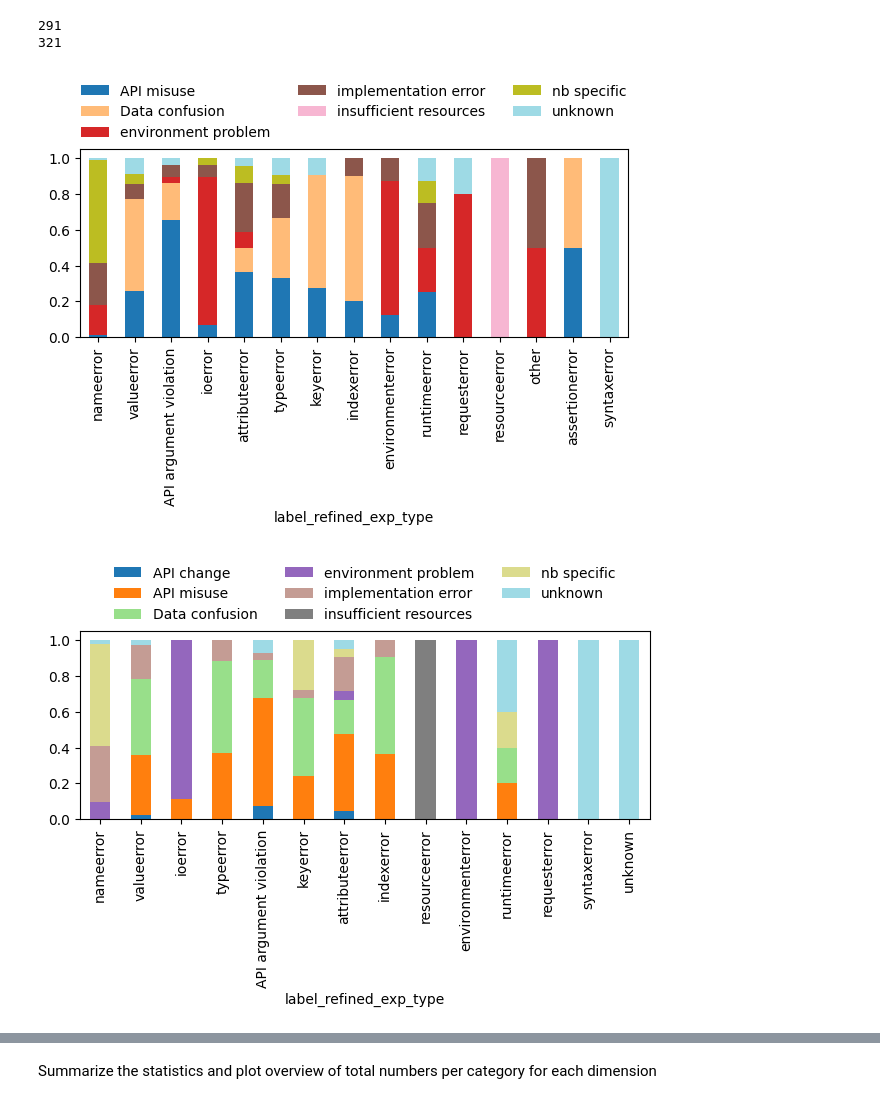
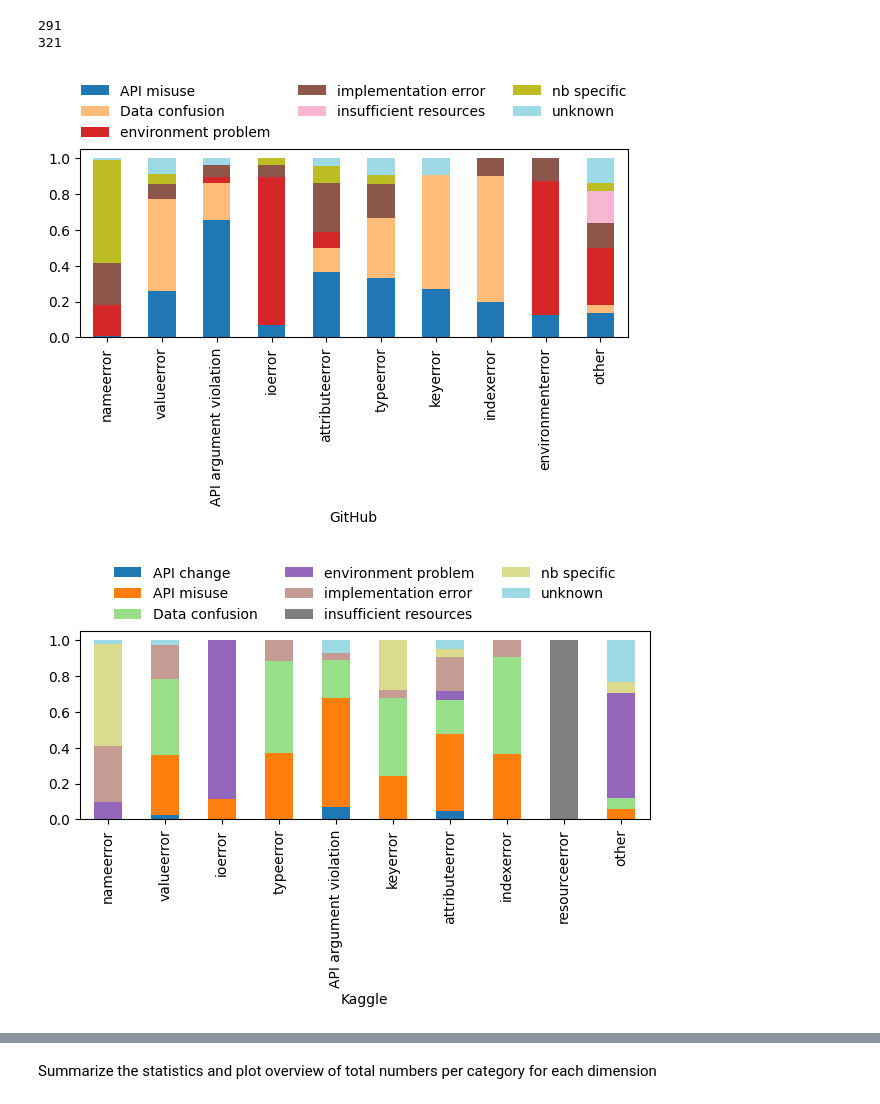
Before and after one commit to PELAB-LiU/jupyter_nbs_empirical, a Jupyter notebook: notebook_error_analysis-manual_labels_excluded.ipynb, the cells around one changed output, grey strips where cells are left out. Saved outputs shown, nothing was run; the diff lists cells and outputs as text; code cells hidden in the pictures.

Commit message:
visualization

```diff
--- a/notebook_error_analysis-manual_labels_excluded.ipynb
+++ b/notebook_error_analysis-manual_labels_excluded.ipynb
@@ -67,23 +69,28 @@ print(df_mlerr_labels_k_sum.eid.nunique())
 # %%
 import matplotlib.pyplot as plt
 
-def plot_relationship_stackedbar(x_var, y_var, df):
-    df_grouped = df.groupby(x_var)[y_var].value_counts(normalize=True).unstack(y_var)
+def plot_relationship_stackedbar(x_var, y_var, df, source="Kaggle",include_num=9):
+    x_var, y_var = "label_refined_exp_type", "label_root_cause"
+    df_grouped = df.groupby(x_var)[y_var].value_counts().unstack(y_var)
     df_grouped_index_sorted = df[x_var].value_counts().sort_values(ascending=False).index
     df_grouped = df_grouped.reindex(df_grouped_index_sorted)
+    df_other = pd.DataFrame(df_grouped[include_num:].sum(axis=0)).T.rename(index={0: "other"})
+    df_grouped = pd.concat([df_grouped[:include_num], df_other])
+    df_grouped = (df_grouped.T/df_grouped.sum(axis=1)).T
     df_grouped.plot.bar(stacked=True, colormap='tab20')
     plt.legend(
         bbox_to_anchor=(0.5, 1.02),
         loc="lower center",
         borderaxespad=0,
         frameon=False,
         ncol=3,
     )
+    plt.xlabel(source)
     plt.tight_layout()
     plt.show()
 
-plot_relationship_stackedbar("label_refined_exp_type", "label_root_cause", df_mlerr_labels_g_sum)
-plot_relationship_stackedbar("label_refined_exp_type", "label_root_cause", df_mlerr_labels_k_sum)
+plot_relationship_stackedbar("label_refined_exp_type", "label_root_cause", df_mlerr_labels_g_sum, "GitHub")
+plot_relationship_stackedbar("label_refined_exp_type", "label_root_cause", df_mlerr_labels_k_sum, "Kaggle")
 # %% [output]
-[figure, old version]
+[figure, new version]
-[figure, old version]
+[figure, new version]
```
Also changed, not shown: parts of 10 cells of this notebook, 3 other files.
